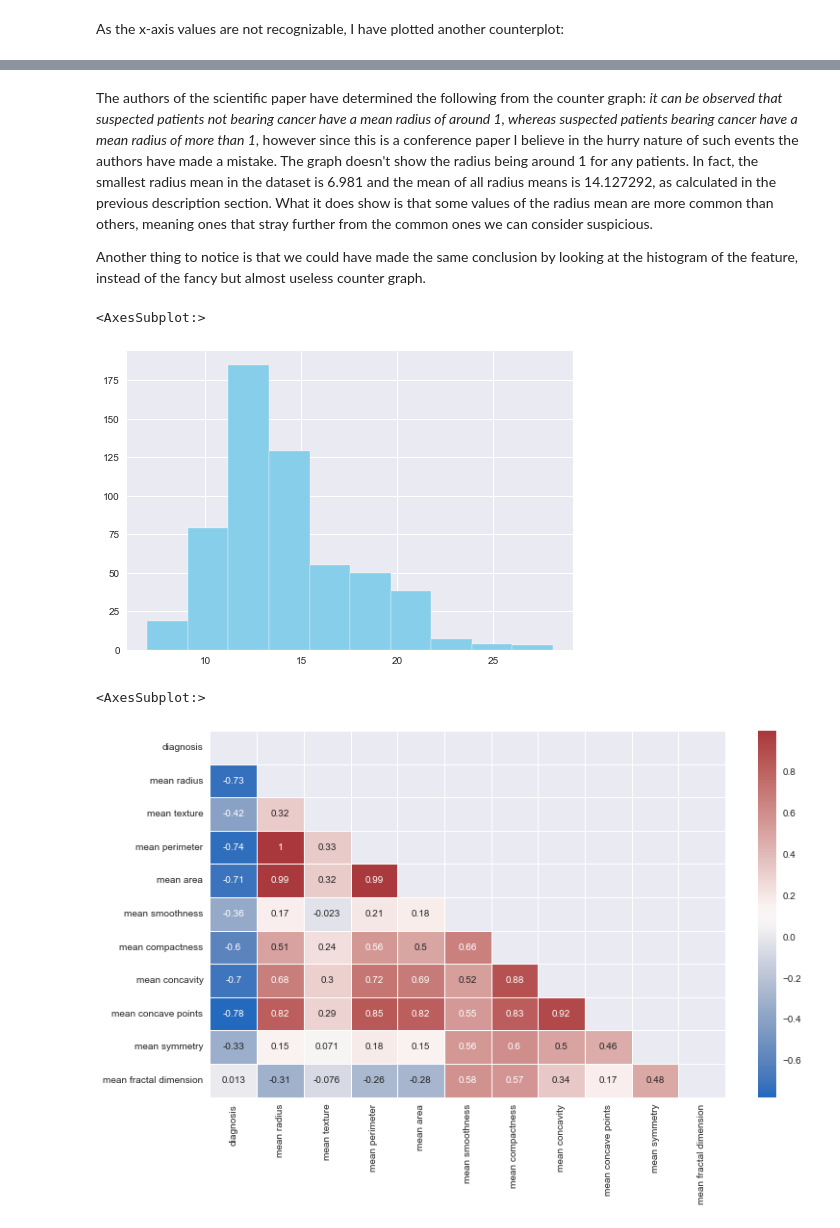
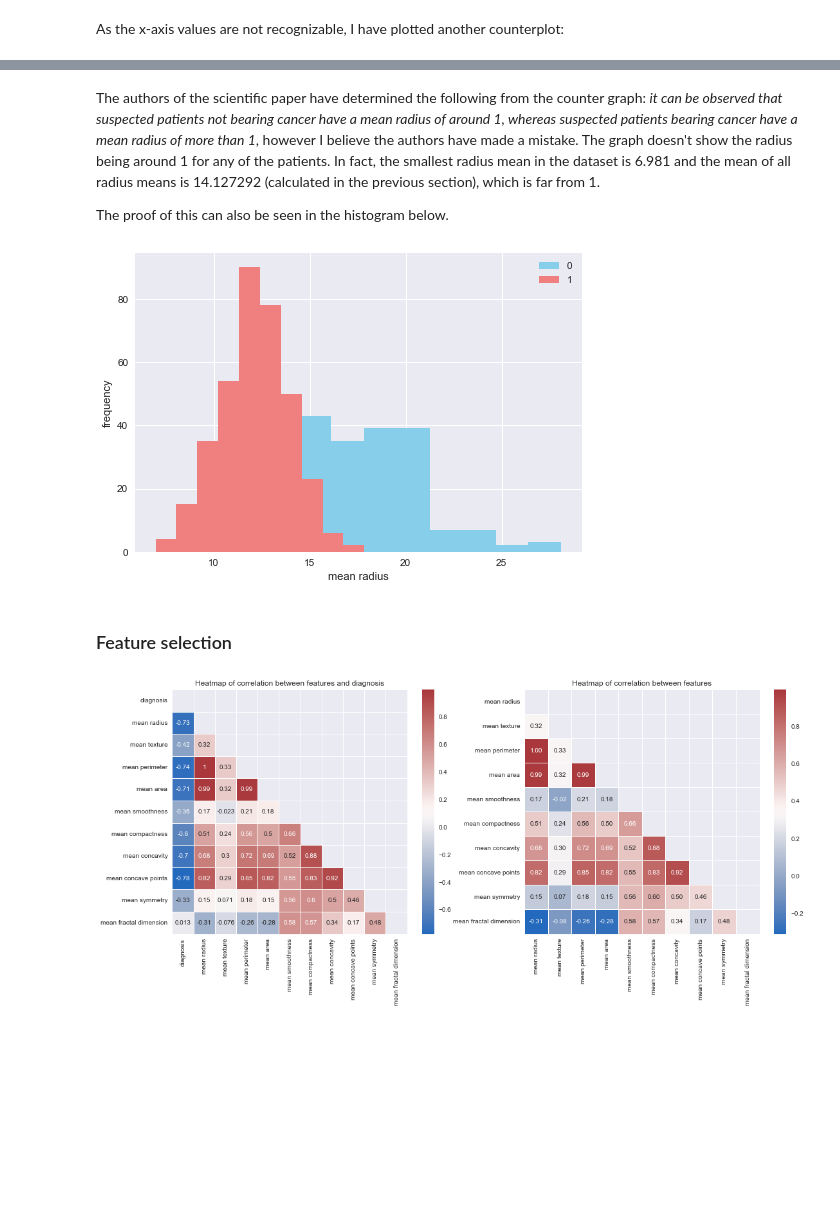
Before and after one commit to fsentin/uzop, a Jupyter notebook: projectNotebook.ipynb, the cells around one changed output, grey strips where cells are left out. Cells and saved outputs as stored; diff of their text form; code cells hidden in the pictures; blank space fills up the shorter version.

```diff
--- a/projectNotebook.ipynb
+++ b/projectNotebook.ipynb
@@ -54,7 +52,14 @@ plt.show()
 # %% [markdown]
 It contains calculated measures such as **mean**, **standard error** and **the worst (largest) value** of different parameters determined by microscopic analysis on the breast tissue. The tissue is collected from a patient through *Fine Needle Aspiration* biopsy procedure.
 # %%
+# original samples
 X = pd.DataFrame(data.data, columns=data.feature_names)
+y = data.target
+
+# labeled samples
+D = pd.DataFrame(X.copy())
+D.insert(0,'diagnosis', data.target)
+
 X.head()
 # %% [output]
 |  | mean radius | mean texture | mean perimeter | mean area | mean smoothness | mean compactness | ... |
@@ -69,6 +74,7 @@ We are especially interested in the mean values, so we will extract them from th
 # %%
-X = X[['mean radius', 'mean texture', 'mean perimeter', 'mean area', 'mean smoothness', 'mean compactness', 'mean concavity', 'mean concave points', 'mean symmetry', 'mean fractal dimension']]
-X.describe()
+X_mean = X[['mean radius', 'mean texture', 'mean perimeter', 'mean area', 'mean smoothness', 'mean compactness', 'mean concavity', 'mean concave points', 'mean symmetry', 'mean fractal dimension']]
+D_mean = D[[ 'diagnosis', 'mean radius', 'mean texture', 'mean perimeter', 'mean area', 'mean smoothness', 'mean compactness', 'mean concavity', 'mean concave points', 'mean symmetry', 'mean fractal dimension']]
+X_mean.describe()
 # %% [output]
 |  | mean radius | mean texture | mean perimeter | mean area | mean smoothness | mean compactness | ... |
 | count | 569.000000 | 569.000000 | 569.000000 | 569.000000 | 569.000000 | 569.000000 | ... |
@@ -101,10 +109,14 @@ plt.show()
 # %% [markdown]
 The authors of the scientific paper have determined the following from the counter graph: *it can be observed that suspected patients not bearing cancer have a mean radius of around 1, whereas suspected patients bearing cancer have a
-mean radius of more than 1*, however since this is a conference paper I believe in the hurry nature of such events the authors  have made a mistake. The graph doesn't show the radius being around 1 for any patients. In fact, the smallest radius mean in the dataset is 6.981 and the mean of all radius means is 14.127292, as calculated in the previous description section. What it does show is that some values of the radius mean are more common than others, meaning ones that stray further from the common ones we can consider suspicious.
+mean radius of more than 1*, however I believe  the authors have made a mistake. The graph doesn't show the radius being around 1 for any of the patients. In fact, the smallest radius mean in the dataset is 6.981 and the mean of all radius means is 14.127292 (calculated in the previous section), which is far from 1.
 
-Another thing to notice is that we could have made the same conclusion by looking at the histogram of the feature, instead of the fancy but almost useless counter graph.
+The proof of this can also be seen in the histogram below.
 # %%
-X['mean radius'].hist(color = "skyblue")
+D['mean radius'][D['diagnosis'] == 0].hist(color='skyblue', label='0')
+D['mean radius'][D['diagnosis'] == 1].hist(color='lightcoral', label='1')
+plt.xlabel('mean radius')
+plt.ylabel('frequency')
+plt.legend()
+plt.show()
 # %% [output]
-<AxesSubplot:>
-[figure, old version]
+[figure, new version]
@@ -115,7 +123,14 @@ Xwy.insert(0,'diagnosis', data.target)
+# %% [markdown]
+### Feature selection
 # %%
-plt.figure(figsize = (12,7))
-sb.heatmap(Xwy.corr(), annot=True, cmap="vlag", linewidths=.5, mask=np.triu(Xwy.corr()))
+plt.figure(figsize = (18,7))
+plt.subplot(1,2,1)
+sns.heatmap(D_mean.corr(), annot=True, cmap="vlag", linewidths=.5, mask=np.triu(D_mean.corr()))
+plt.title("Heatmap of correlation between features and diagnosis")
+plt.subplot(1,2,2)
+sns.heatmap(X_mean.corr(), annot=True, fmt=".2f", cmap="vlag", linewidths=.5, mask=np.triu(X_mean.corr()))
+plt.title("Heatmap of correlation between features")
+plt.show()
 # %% [output]
-<AxesSubplot:>
-[figure, old version]
+[figure, new version]
 # %%
```
Also changed, not shown: parts of 22 cells of this notebook, 1 other file.
